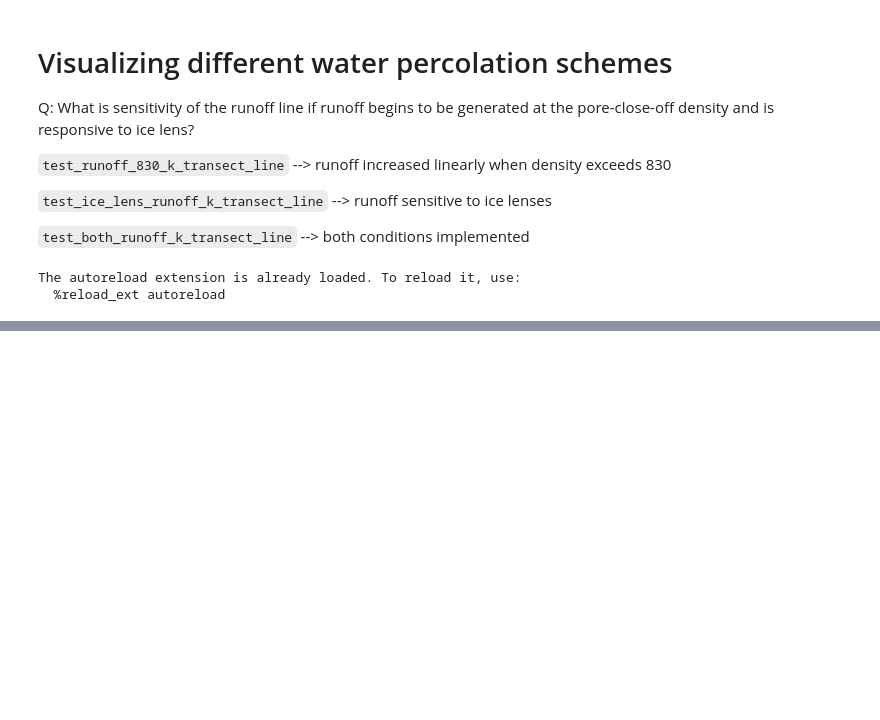
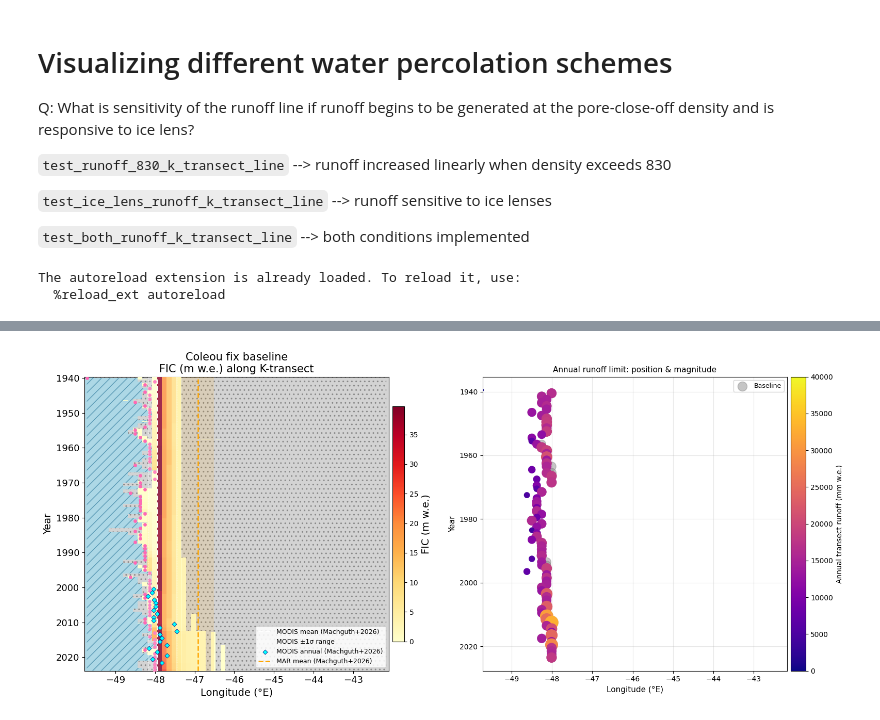
Before and after one commit to IMAU-ice-and-climate/IMAU-FDM, a Jupyter notebook: research/water_percolation_viz.ipynb, the cells around one changed output, grey strips where cells are left out. Cells and saved outputs as stored; diff of their text form; code cells hidden in the pictures; blank space fills up the shorter version.

```diff
--- a/research/water_percolation_viz.ipynb
+++ b/research/water_percolation_viz.ipynb
@@ -618,0 +1056,4 @@ def plot_density_profile_vs_longitude(DATA_DIR, POINTLIST, REF_POINTLIST,
+# %%
+hovmoller_ice_plot(ds_coleou_baseline, ds_baseline=ds_baseline, runoff_vmin=0, runoff_vmax=4e4)
+# %% [output]
+[figure, added]
```
Also changed, not shown: parts of 15 cells of this notebook, 28 other files.
